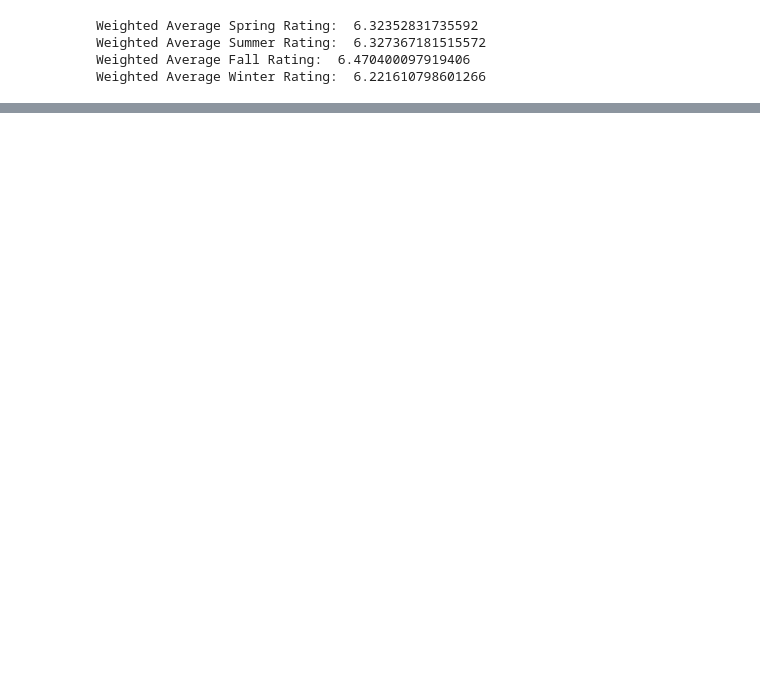
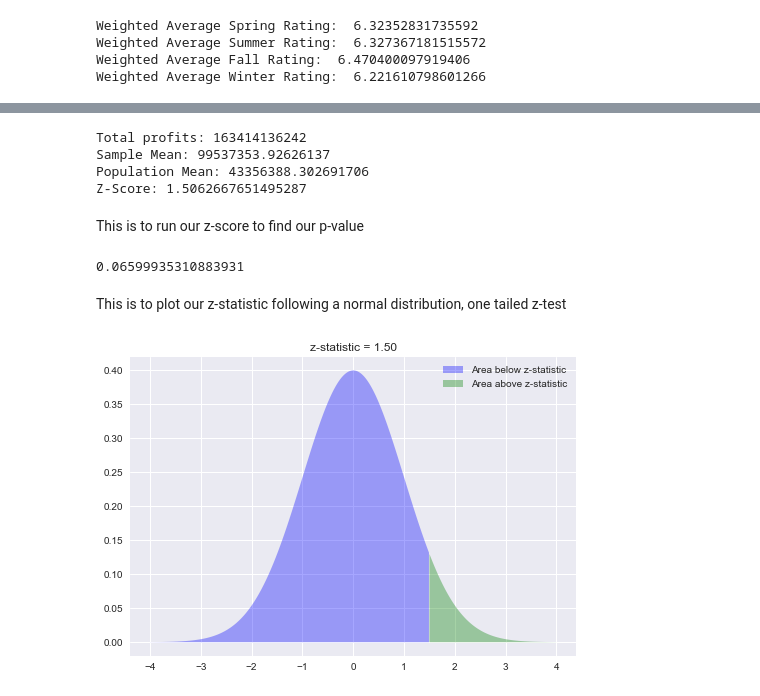
Before and after one commit to raguilarsoriano/CapstonePod5, a Jupyter notebook: Final Notebook - not yet complete.ipynb, the cells around one changed output, grey strips where cells are left out. Drawn from its saved outputs; the diff is of its cells as text; code cells hidden in the pictures; blank space fills up the shorter version.

```diff
--- a/Final Notebook - not yet complete.ipynb
+++ b/Final Notebook - not yet complete.ipynb
@@ -890,0 +997,76 @@ The correlation between number of vote and release month, has weak correlation b
+# %%
+#Code for z-test statistical analysis
+#Mercedez
+
+import scipy.stats as stats
+from math import sqrt
+
+print('Total profits:',gross_worldwide['Summer'] + gross_worldwide['Spring'])
+
+summer_list = []
+winter_list=[]
+fall_list=[]
+spring_list=[]
+
+for i in cleaned_df.itertuples():
+    x= i[7].split('-')
+    key = get_season(x[1])
+    num = i[9]
+    if key == 'Summer':
+        summer_list.append(int(num))
+    if key == 'Winter':
+        winter_list.append(int(num))
+    if key == 'Fall':
+        fall_list.append(int(num))
+    if key == 'Spring':
+        spring_list.append(int(num))
+
+print('Sample Mean:', np.mean(summer_list) + np.mean(spring_list))
+#print('Sample Number:', len(summer_list))
+
+x_bar = np.mean(summer_list) + np.mean(spring_list) #sample mean
+n = 4 # number of seasons in a year
+sigma = np.std(summer_list + winter_list + fall_list + spring_list) #sd of population
+mu = (np.mean(summer_list) + np.mean(winter_list) + np.mean(fall_list) + np.mean(spring_list))/4 # Population mean
+print('Population Mean:',mu)
+
+z = (x_bar - mu)/(sigma/(sqrt(n)))
+
+print('Z-Score:',z)
+# %% [output]
+Total profits: 163414136242
+Sample Mean: 99537353.92626137
+Population Mean: 43356388.302691706
+Z-Score: 1.5062667651495287
+# %% [markdown]
+This is to run our z-score to find our p-value
+# %%
+pval = 1 - stats.norm.cdf(z)
+pval
+# %% [output]
+0.06599935310883931
+# %% [markdown]
+This is to plot our z-statistic following a normal distribution, one tailed z-test
+# %%
+#plot of value on a standard normal distribution
+import numpy as np
+import matplotlib.pyplot as plt
+%matplotlib inline
+
+plt.style.use('seaborn')
+plt.fill_between(x=np.arange(-4,1.50,0.01),
+                 y1= stats.norm.pdf(np.arange(-4,1.50,0.01)) ,
+                 facecolor='blue',
+                 alpha=0.35,
+                 label= 'Area below z-statistic'
+                 )
+
+plt.fill_between(x=np.arange(1.50,4,0.01),
+                 y1= stats.norm.pdf(np.arange(1.50,4,0.01)) ,
+                 facecolor='green',
+                 alpha=0.35,
+                 label= 'Area above z-statistic')
+plt.legend()
+plt.title ('z-statistic = 1.50');
+# %% [output]
+[figure, added]
```
Also changed, not shown: parts of 34 cells of this notebook.
